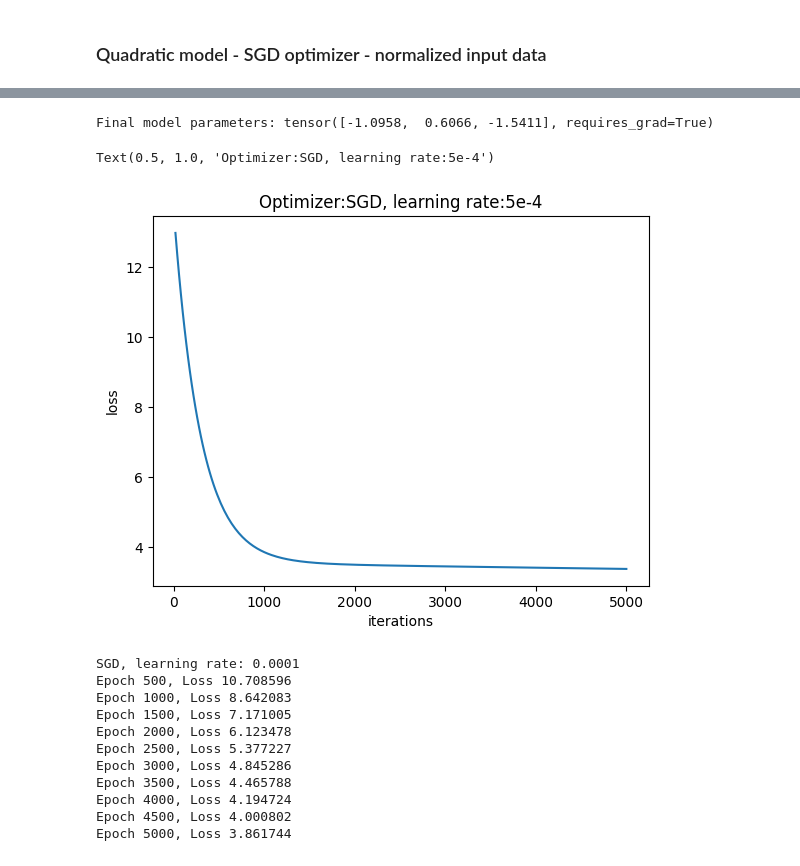
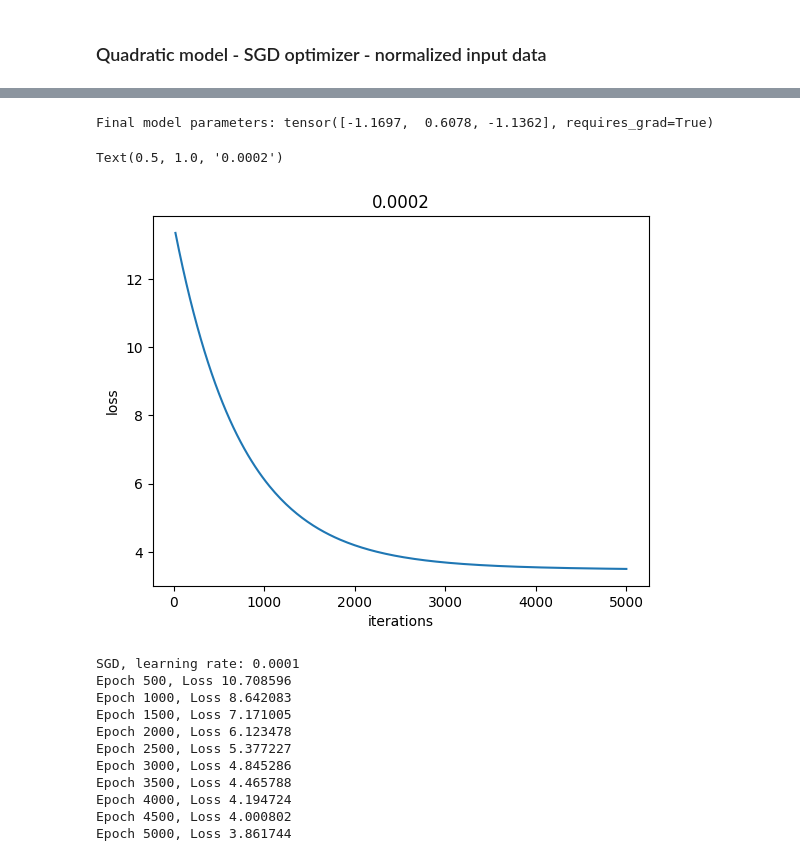
Before and after one commit to swetzel1/introduction_to_ml, a Jupyter notebook: hw5/hw5_p1.ipynb, the cells around one changed output, grey strips where cells are left out. Cells and saved outputs as stored; diff of their text form; code cells hidden in the pictures.

```diff
--- a/hw5/hw5_p1.ipynb
+++ b/hw5/hw5_p1.ipynb
@@ -49,7 +49,9 @@ def training_loop(n_epochs, optimizer, params, t_u, t_c):
     return params, loss_history
 # %%
 params = torch.tensor([1.0, 1.0, 0.0], requires_grad=True) # extend params to fit model
-learning_rate = 5e-4
+
+learning_rate = 0.0002 #0.00085 [1e-4, 6e-4, 8e-4, 8.5e-4]
+
 optimizer = optim.SGD([params], lr=learning_rate) # SGD - vanilla gradient descent
 
 final_params, loss_history = training_loop(
@@ -72,15 +74,15 @@ Epoch 5000, Loss 3.381780
 # %%
 print('Final model parameters:', final_params)
 # %% [output]
-Final model parameters: tensor([-1.0958,  0.6066, -1.5411], requires_grad=True)
+Final model parameters: tensor([-1.1697,  0.6078, -1.1362], requires_grad=True)
 # %%
 plt.plot(loss_history[0], loss_history[1])
 plt.ylabel('loss')
 plt.xlabel('iterations')
-plt.title('Optimizer:SGD, learning rate:5e-4')
+plt.title(learning_rate)
 # %% [output]
-Text(0.5, 1.0, 'Optimizer:SGD, learning rate:5e-4')
+Text(0.5, 1.0, '0.0002')
-[figure, old version]
+[figure, new version]
 # %%
 for lr in [1e-4, 6e-4, 8e-4, 8.5e-4]: # lr>=9e-4 results in non-converging loss
 
```
Also changed, not shown: parts of 4 cells of this notebook.
